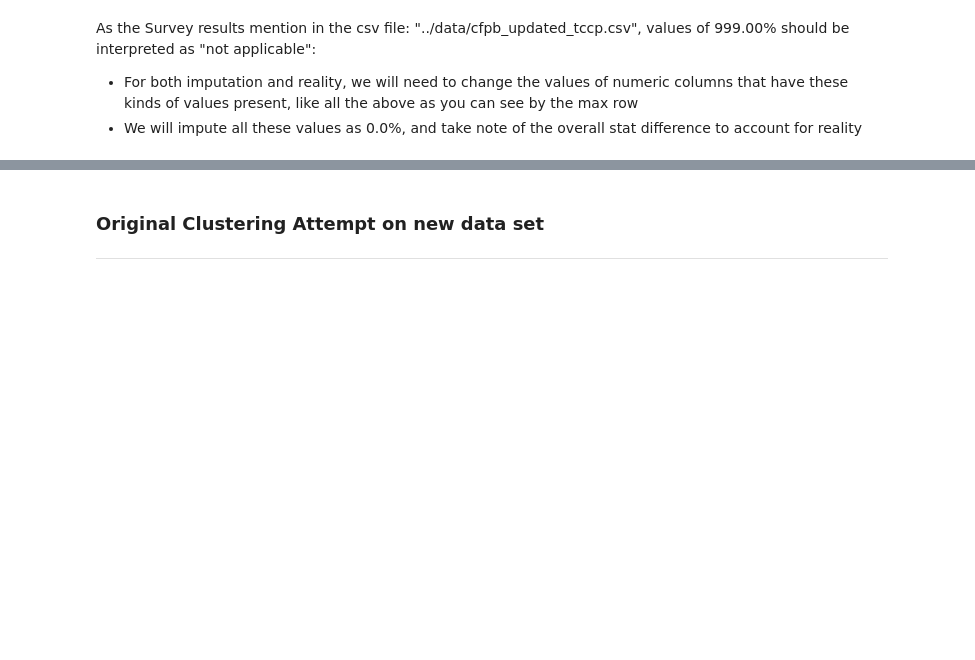
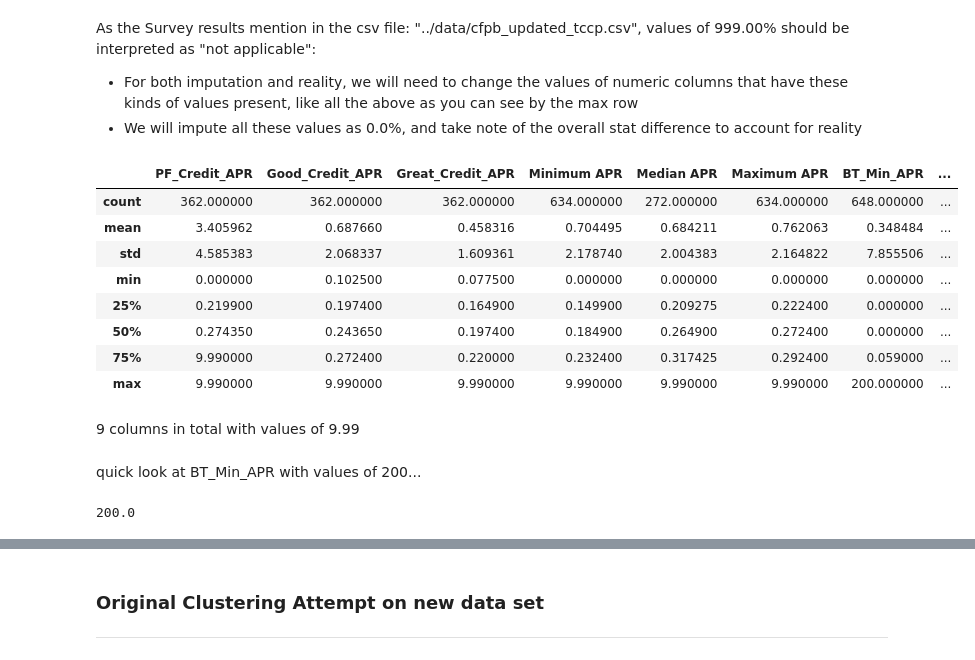
Before and after one commit to DanielGroneberg/TOP_project, a Jupyter notebook: code/CFPB_Updated_Data.ipynb, the cells around one changed output, grey strips where cells are left out. Cells and saved outputs as stored; diff of their text form; code cells hidden in the pictures; blank space fills up the shorter version.

```diff
--- a/code/CFPB_Updated_Data.ipynb
+++ b/code/CFPB_Updated_Data.ipynb
@@ -1006,4 +1097,16 @@ As the Survey results mention in the csv file: "../data/cfpb_updated_tccp.csv",
  - For both imputation and reality, we will need to change the values of numeric columns that have these kinds of values present, like all the above as you can see by the max row
  - We will impute all these values as 0.0%, and take note of the overall stat difference to account for reality
 # %%
-df_to
+df_to_cluster.describe()
+# %% [output]
+|  | PF_Credit_APR | Good_Credit_APR | Great_Credit_APR | Minimum APR | Median APR | Maximum APR | BT_Min_APR | ... |
+| count | 362.000000 | 362.000000 | 362.000000 | 634.000000 | 272.000000 | 634.000000 | 648.000000 | ... |
+| mean | 3.405962 | 0.687660 | 0.458316 | 0.704495 | 0.684211 | 0.762063 | 0.348484 | ... |
+| std | 4.585383 | 2.068337 | 1.609361 | 2.178740 | 2.004383 | 2.164822 | 7.855506 | ... |
+| min | 0.000000 | 0.102500 | 0.077500 | 0.000000 | 0.000000 | 0.000000 | 0.000000 | ... |
+| 25% | 0.219900 | 0.197400 | 0.164900 | 0.149900 | 0.209275 | 0.222400 | 0.000000 | ... |
+| 50% | 0.274350 | 0.243650 | 0.197400 | 0.184900 | 0.264900 | 0.272400 | 0.000000 | ... |
+| 75% | 9.990000 | 0.272400 | 0.220000 | 0.232400 | 0.317425 | 0.292400 | 0.059000 | ... |
+| max | 9.990000 | 9.990000 | 9.990000 | 9.990000 | 9.990000 | 9.990000 | 200.000000 | ... |
+# %% [markdown]
+9 columns in total with values of 9.99
@@ -1010 +1117,7 @@ df_to
+# %% [markdown]
+quick look at BT_Min_APR with values of 200...
+# %%
+df_to_cluster['BT_Min_APR'].max()
+# %% [output]
+200.0
 # %%
```
Also changed, not shown: parts of 101 cells of this notebook.
